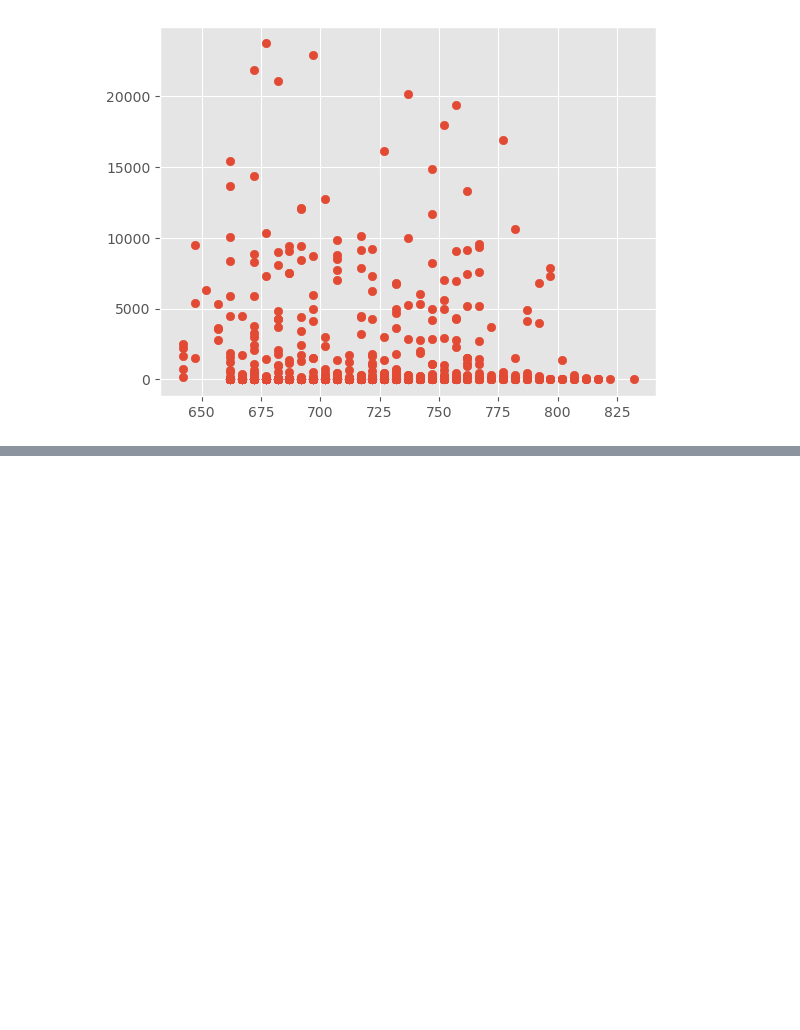
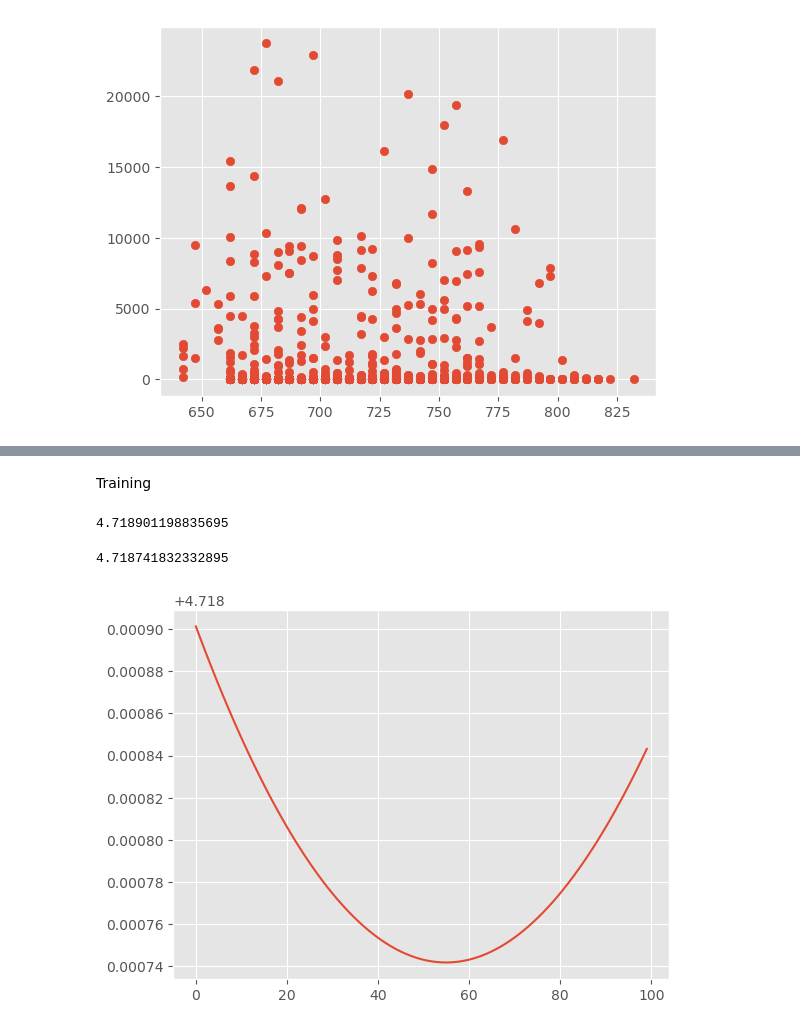
Before and after one commit to chrislee137/Linear_Regression_Case_Study, a Jupyter notebook: solutions/solution.ipynb, the cells around one changed output, grey strips where cells are left out. Saved outputs shown, nothing was run; the diff lists cells and outputs as text; code cells hidden in the pictures; blank space fills up the shorter version.

```diff
--- a/solutions/solution.ipynb
+++ b/solutions/solution.ipynb
@@ -252,20 +253,16 @@ class XyScaler(BaseEstimator, TransformerMixin):
 
     def __init__(self):
         self.X_scaler = StandardScaler()
-        self.y_scaler = StandardScaler()
 
-    def fit(self, X, y, *args, **kwargs):
+    def fit(self, X, *args, **kwargs):
         """Fit the scaler to data and a target vector."""
         self.X_scaler.fit(X)
-        self.y_scaler.fit(y.reshape(-1, 1))
         return self
 
-    def transform(self, X, y, *args, **kwargs):
+    def transform(self, X, *args, **kwargs):
         """Transform a new set of data and target vector."""
-        return (self.X_scaler.transform(X),
-                self.y_scaler.transform(y.reshape(-1, 1)).flatten())
+        return (self.X_scaler.transform(X))
 
-    def inverse_transform(self, X, y, *args, **kwargs):
+    def inverse_transform(self, X, *args, **kwargs):
         """Tranform from a scaled representation back to the original scale."""
-        return (self.X_scaler.inverse_transform(X),
-                self.y_scaler.inverse_transform(y.reshape(-1, 1)).flatten())
+        return (self.X_scaler.inverse_transform(X))
@@ -381,0 +421,14 @@ ax.scatter(loan_df['fico_score'],loan_df['funding_difference'])
+# %%
+loan_df.head()
+
+X = loan_df.loc[:, ['fico_score', 'amount_requested', 'loan_length']]
+X
+
+y = loan_df['interest_rate']
+y
+
+x_scale = XyScaler()
+x_scale.fit(X)
+X = x_scale.transform(X)
+X = pd.DataFrame(X, columns=['fico_score', 'amount_requested', 'loan_length'])
+X
@@ -381,0 +449,2 @@ ax.scatter(loan_df['fico_score'],loan_df['funding_difference'])
+# %%
+X_train, X_test, y_train, y_test = train_test_split(X, y, test_size=0.25)
@@ -381,0 +546,22 @@ ax.scatter(loan_df['fico_score'],loan_df['funding_difference'])
+# %% [markdown]
+Training
+# %%
+# Training w/ linear regression
+np.mean(cv(X_train, y_train))
+# %% [output]
+4.718901198835695
+# %%
+# Training w/ Ridge
+ridge_alphas = np.arange(0,10,0.1)
+
+training_ridge = train_at_various_alphas(X_train, y_train, ridge_alphas)
+
+fig, ax = plt.subplots()
+
+ax.plot(range(len(training_ridge.columns)), training_ridge.loc['mean'])
+# ax.set_xticks(np.arange(0,25,1), labels=training_ridge.columns)
+# ax.axvline(np.min(training_ridge.loc['mean']))
+np.min(training_ridge.loc['mean'])
+# %% [output]
+4.718741832332895
+[figure, added]
```
Also changed, not shown: parts of 20 cells of this notebook.
